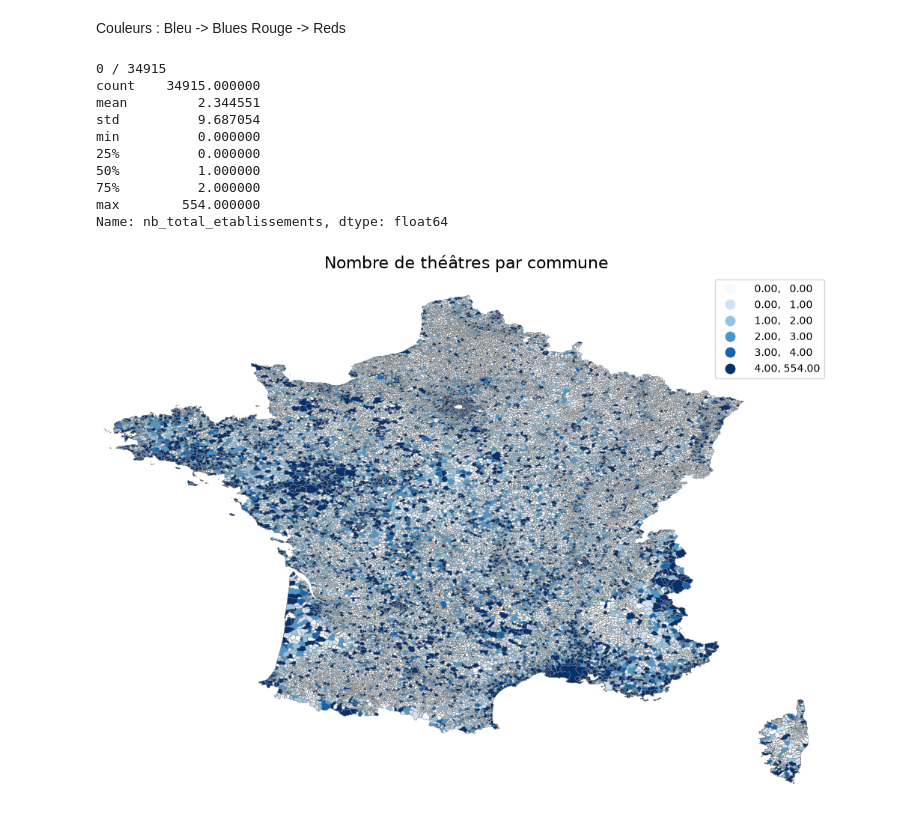
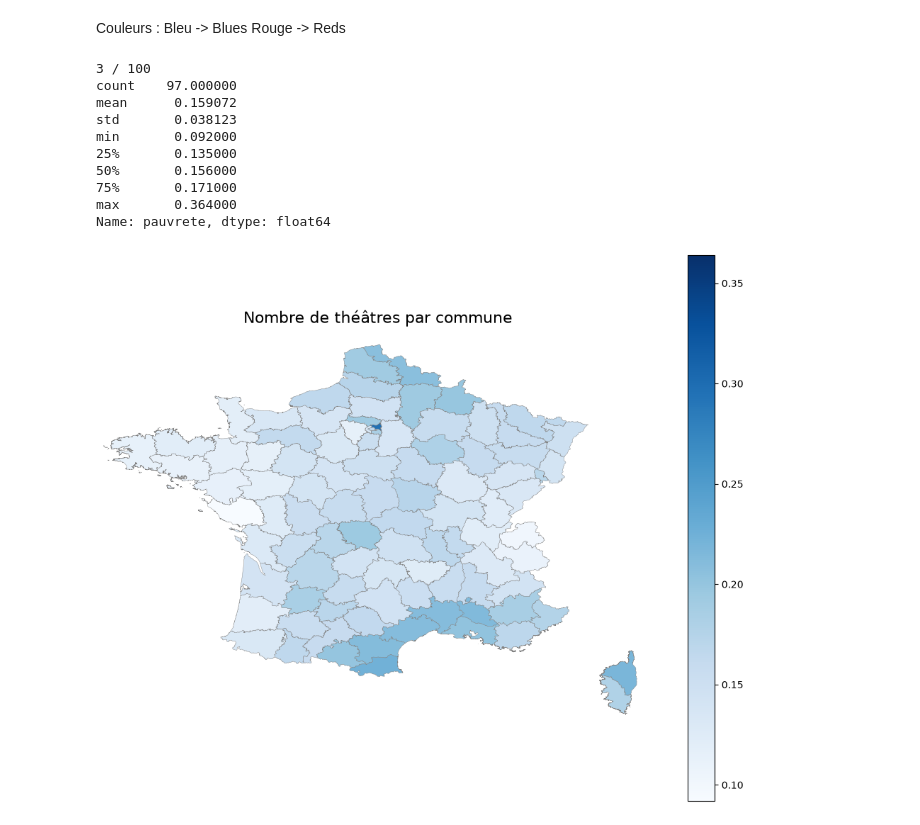
Before and after one commit to heloise1414/Evaluation-Politiques-Publiques-Culturelles, a Jupyter notebook: data.ipynb, the cells around one changed output. Saved outputs shown, nothing was run; the diff lists cells and outputs as text; code cells hidden in the pictures.

```diff
--- a/data.ipynb
+++ b/data.ipynb
@@ -62,4 +60,5 @@ df_basilic = df_brut_basilic[["Nom",
 # %% [markdown]
 Ensuite, il s'agit de rendre les infrastructures identifiables au niveau du département, qui sera l'unité de notre base de données. Pour ce faire, nous allons ne garder que les deux premiers caractères du code INSEE de la commune, qui correspondent au code INSEE du département.
 # %%
-df_basilic["code_insee"]=df_basilic["code_insee"][:2]
+df_basilic["code_insee"]=df_basilic["code_insee"].astype(str)
+df_basilic["code_insee"]=df_basilic["code_insee"].str[:2]
@@ -374,6 +394,10 @@ dtype: object
 # %%
 for elt in ['nb_biblio', 'nb_ctr_cult', 'nb_ctr_art', 'nb_ctr_crea_art', 'nb_ctr_crea_mus', 'nb_cine', 'nb_conserv', 'nb_esp_prot', 'nb_libr', 'nb_lieu_archeo', 'nb_lieu_mem', 'nb_monum', 'nb_musee', 'nb_opera', 'nb_papet', 'nb_parc_jard', 'nb_scene', 'nb_serv_arch', 'nb_theatre', 'nb_etab_ens_sup', 'nb_ecrans_total', 'nb_salles_theatre_total', 'nb_total_etablissements']:
     df_final[elt] = df_final[elt].fillna(0)
+    df_final[elt] = df_final[elt]/df_final["pop_total"]*10000
+for elt in ["nb_jeunes","aucun_diplome","inf_bac","dipl_sup","sup_master"]:
+    df_final[elt] = df_final[elt]/df_final["pop_total"]
+df_final["pauvrete"]=df_final["pauvrete"]/100
 # %% [markdown]
 <table>
   <caption>
@@ -607,16 +631,16 @@ Couleurs :
 Bleu -> Blues
 Rouge -> Reds
 # %%
-carte_com_cat(df_final, "code_insee", "nb_total_etablissements", "Blues", "Nombre de théâtres par commune")
+carte_dep(df_final, "code_insee", "pauvrete", "Blues", "Nombre de théâtres par commune")
 # %% [output]
-0 / 34915
-count    34915.000000
-mean         2.344551
-std          9.687054
-min          0.000000
-25%          0.000000
-50%          1.000000
-75%          2.000000
-max        554.000000
-Name: nb_total_etablissements, dtype: float64
+3 / 100
+count    97.000000
+mean      0.159072
+std       0.038123
+min       0.092000
+25%       0.135000
+50%       0.156000
+75%       0.171000
+max       0.364000
+Name: pauvrete, dtype: float64
-[figure, old version]
+[figure, new version]
```
Also changed, not shown: parts of 13 cells of this notebook, 1 other file.
